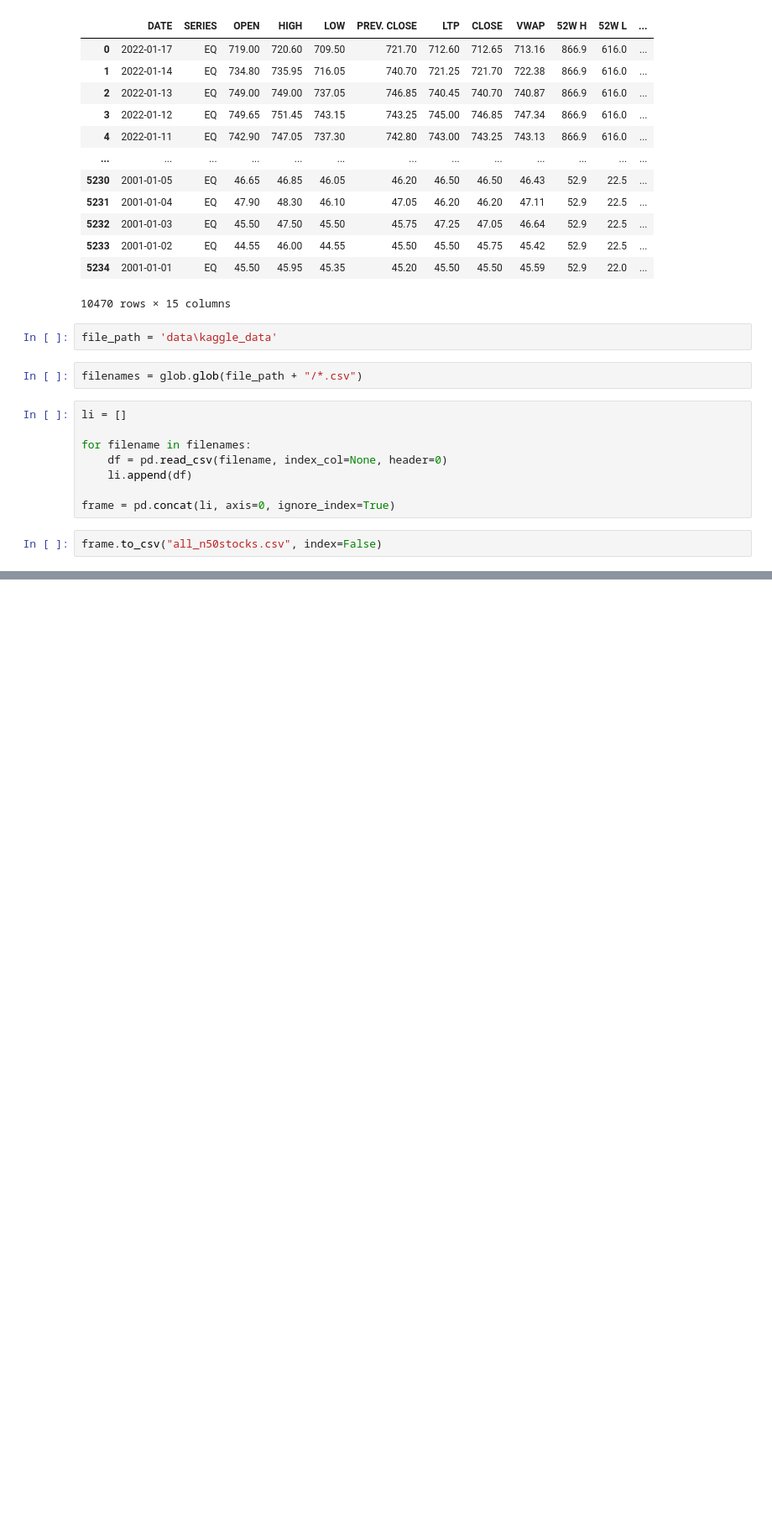
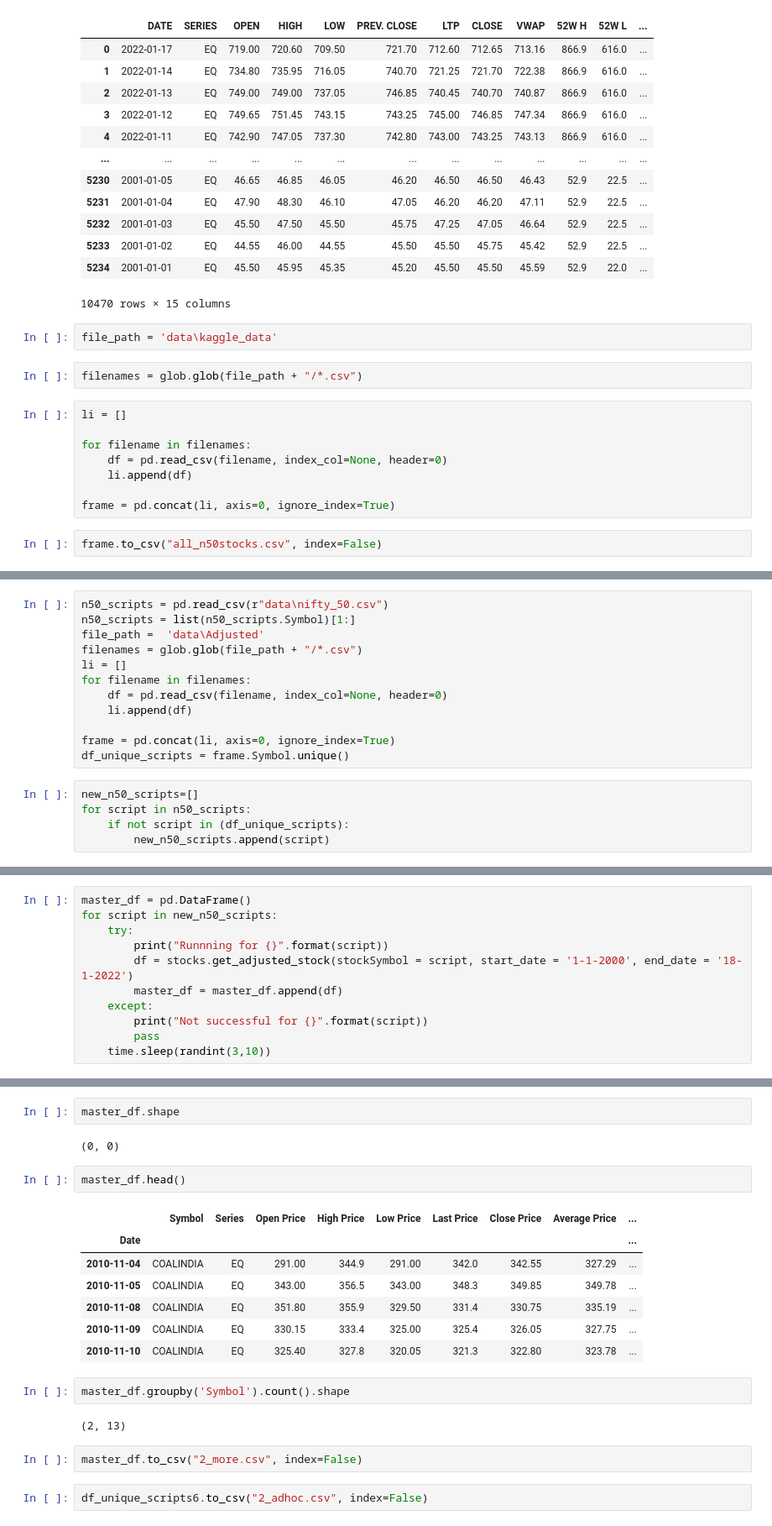
Before and after one commit to bhavesh0009/NSE-Price-Prediction, a Jupyter notebook: download_master.ipynb, the cells around one changed output, grey strips where cells are left out. Shown at 84% size. Saved outputs shown, nothing was run; the diff lists cells and outputs as text; blank space fills up the shorter version.

```diff
--- a/download_master.ipynb
+++ b/download_master.ipynb
@@ -133,0 +184,17 @@ frame.to_csv("all_n50stocks.csv", index=False)
+# %%
+n50_scripts = pd.read_csv(r"data\nifty_50.csv")
+n50_scripts = list(n50_scripts.Symbol)[1:]
+file_path =  'data\Adjusted'
+filenames = glob.glob(file_path + "/*.csv")
+li = []
+for filename in filenames:
+    df = pd.read_csv(filename, index_col=None, header=0)
+    li.append(df)
+
+frame = pd.concat(li, axis=0, ignore_index=True)
+df_unique_scripts = frame.Symbol.unique()
+# %%
+new_n50_scripts=[]
+for script in n50_scripts:
+    if not script in (df_unique_scripts):
+        new_n50_scripts.append(script)
@@ -133,0 +205,11 @@ frame.to_csv("all_n50stocks.csv", index=False)
+# %%
+master_df = pd.DataFrame()
+for script in new_n50_scripts:
+    try:
+        print("Runnning for {}".format(script))
+        df = stocks.get_adjusted_stock(stockSymbol = script, start_date = '1-1-2000', end_date = '18-1-2022')
+        master_df = master_df.append(df)
+    except:
+        print("Not successful for {}".format(script))
+        pass
+    time.sleep(randint(3,10))
@@ -133,0 +234,22 @@ frame.to_csv("all_n50stocks.csv", index=False)
+# %%
+master_df.shape
+# %% [output]
+(0, 0)
+# %%
+master_df.head()
+# %% [output]
+|  | Symbol | Series | Open Price | High Price | Low Price | Last Price | Close Price | Average Price | ... |
+| Date |  |  |  |  |  |  |  |  | ... |
+| 2010-11-04 | COALINDIA | EQ | 291.00 | 344.9 | 291.00 | 342.0 | 342.55 | 327.29 | ... |
+| 2010-11-05 | COALINDIA | EQ | 343.00 | 356.5 | 343.00 | 348.3 | 349.85 | 349.78 | ... |
+| 2010-11-08 | COALINDIA | EQ | 351.80 | 355.9 | 329.50 | 331.4 | 330.75 | 335.19 | ... |
+| 2010-11-09 | COALINDIA | EQ | 330.15 | 333.4 | 325.00 | 325.4 | 326.05 | 327.75 | ... |
+| 2010-11-10 | COALINDIA | EQ | 325.40 | 327.8 | 320.05 | 321.3 | 322.80 | 323.78 | ... |
+# %%
+master_df.groupby('Symbol').count().shape
+# %% [output]
+(2, 13)
+# %%
+master_df.to_csv("2_more.csv", index=False)
+# %%
+df_unique_scripts6.to_csv("2_adhoc.csv", index=False)
```
Also changed, not shown: parts of 13 cells of this notebook.
